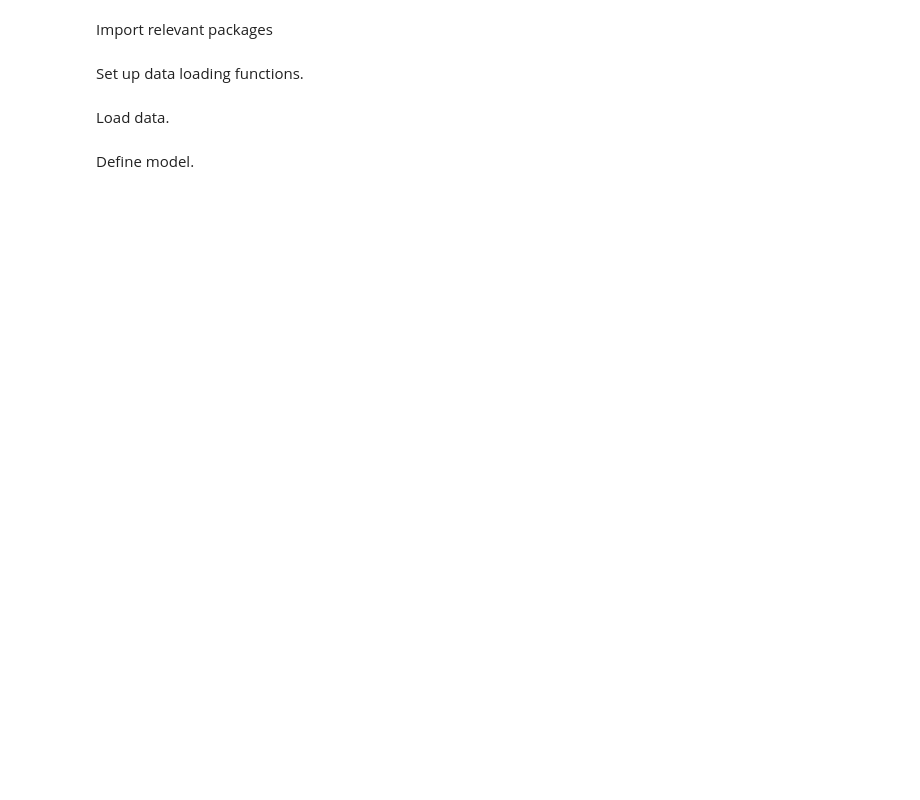
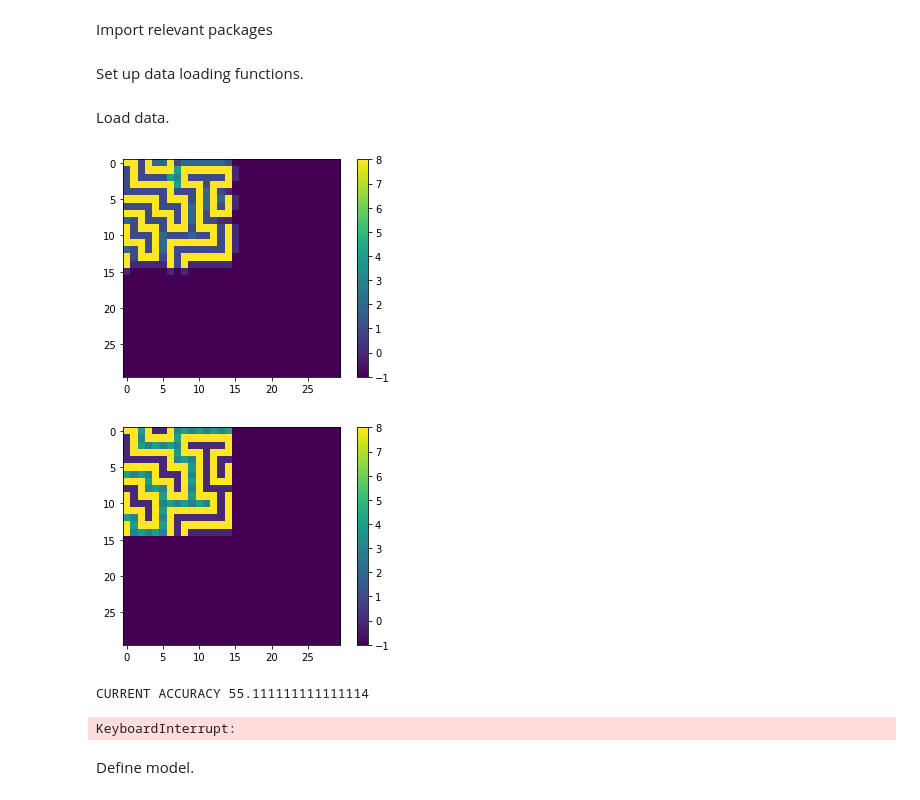
Before and after one commit to HarveyBrezinaConniffe/ARC, a Jupyter notebook: AI-NCA.ipynb, the cells around one changed output. Cells and saved outputs as stored; diff of their text form; code cells hidden in the pictures; blank space fills up the shorter version.

```diff
--- a/AI-NCA.ipynb
+++ b/AI-NCA.ipynb
@@ -33,9 +33,9 @@ with os.scandir('training/') as entries:
     for entry in entries:
         names.append("training/"+entry.name)
 
-with os.scandir('test/') as entries:
-    for entry in entries:
-        names.append("test/"+entry.name)
+#with os.scandir('test/') as entries:
+#    for entry in entries:
+#        names.append("test/"+entry.name)
 # %%
 def load(name):
     X = []
@@ -63,9 +63,32 @@ def load(name):
             cY[:, :, 0] = coutr
             #! Clone?
             cY[:, :, 1] = coutr
+            X.append(cX)
+            Y.append(cY)
+
+        for t in data['test']:
+            i += 1
+
+            cX = np.zeros((30, 30, channels))
+            cY = np.zeros((30, 30, channels))
+
+            cin = np.array(t['input'])
+            cinr = np.full((30, 30), -1)
+            cinr[:cin.shape[0], :cin.shape[1]] = cin
+            cX[:, :, 0] = cinr
+            #! Clone?
+            cX[:, :, 1] = cinr
+
+            cout = np.array(t['output'])
+            coutr = np.full((30, 30), -1)
+            coutr[:cout.shape[0], :cout.shape[1]] = cout
+            cY[:, :, 0] = coutr
+            #! Clone?
+            cY[:, :, 1] = coutr
 
             X.append(cX)
             Y.append(cY)
+
     return [np.array(X), np.array(Y)]
 # %%
 import matplotlib.pyplot as plt
@@ -125,7 +148,7 @@ def testacc(generated, groundtruth):
     same = (generated==groundtruth).astype(int)
     mask = (groundtruth != -1).astype(int)
     same *= mask
-    return np.mean(same)
+    return np.sum(same)/np.count_nonzero(mask)
 # %%
 tf.get_logger().setLevel('ERROR')
 def test(ntasks, channels, filters, perceptionsize, neurons, epochs, iterations, plotting):
@@ -154,16 +177,21 @@ def test(ntasks, channels, filters, perceptionsize, neurons, epochs, iterations,
     avgacc /= ntasks
     return avgacc
 # %%
-ntasks = 10
-channels = 40
+ntasks = 5
+channels = 20
 filters = 5
 perceptionsize = 3
-neurons = 128
+neurons = 256
 epochs = 200
-iterations = 100
+iterations = 200
 
 cacc = test(ntasks, channels, filters, perceptionsize, neurons, epochs, iterations, True)
 print(cacc*100)
+# %% [output]
+[figure, added]
+[figure, added]
+CURRENT ACCURACY 55.111111111111114
+KeyboardInterrupt:
 # %% [markdown]
 Define model.
 # %%
```
Also changed, not shown: parts of 1 cell of this notebook.
